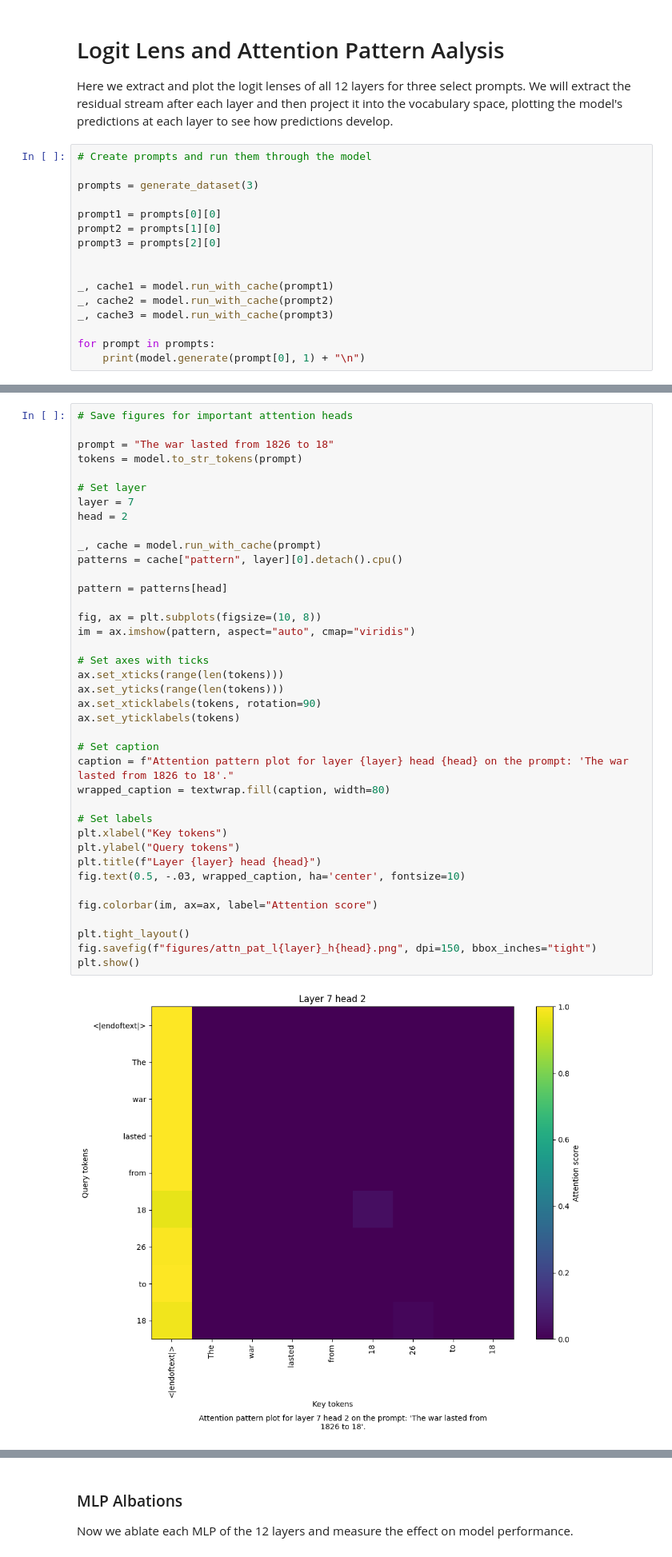
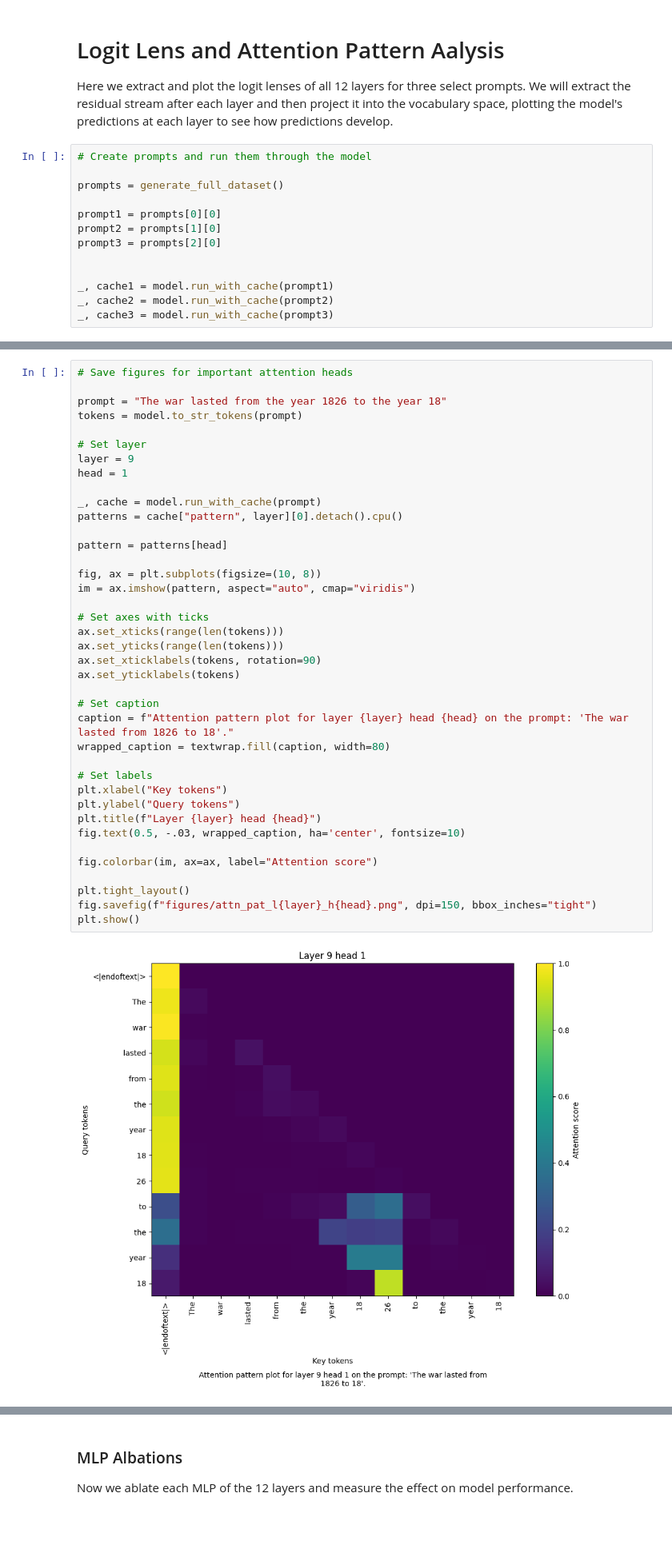
Before and after one commit to benjaminW2025/greater-than-cap, a Jupyter notebook: notebooks/week_one.ipynb, the cells around one changed output, grey strips where cells are left out. Shown at 80% size. Drawn from its saved outputs; the diff is of its cells as text; blank space fills up the shorter version.

```diff
--- a/notebooks/week_one.ipynb
+++ b/notebooks/week_one.ipynb
@@ -72,7 +71,7 @@ Here we extract and plot the logit lenses of all 12 layers for three select prom
 # %%
 # Create prompts and run them through the model
 
-prompts = generate_dataset(3)
+prompts = generate_full_dataset()
 
 prompt1 = prompts[0][0]
 prompt2 = prompts[1][0]
@@ -82,6 +81,3 @@ prompt3 = prompts[2][0]
 _, cache1 = model.run_with_cache(prompt1)
 _, cache2 = model.run_with_cache(prompt2)
 _, cache3 = model.run_with_cache(prompt3)
-
-for prompt in prompts:
-    print(model.generate(prompt[0], 1) + "\n")
@@ -145,44 +137,44 @@ for layer in range(model.cfg.n_layers):
 # %%
 # Save figures for important attention heads
 
-prompt = "The war lasted from 1826 to 18"
+prompt = "The war lasted from the year 1826 to the year 18"
 tokens = model.to_str_tokens(prompt)
 
 # Set layer
-layer = 7
-head = 2
+layer = 9
+head = 1
 
 _, cache = model.run_with_cache(prompt)
 patterns = cache["pattern", layer][0].detach().cpu()
 
 pattern = patterns[head]
 
 fig, ax = plt.subplots(figsize=(10, 8))
 im = ax.imshow(pattern, aspect="auto", cmap="viridis")
 
 # Set axes with ticks
 ax.set_xticks(range(len(tokens)))
 ax.set_yticks(range(len(tokens)))
 ax.set_xticklabels(tokens, rotation=90)
 ax.set_yticklabels(tokens)
 
 # Set caption
 caption = f"Attention pattern plot for layer {layer} head {head} on the prompt: 'The war lasted from 1826 to 18'."
 wrapped_caption = textwrap.fill(caption, width=80)
 
 # Set labels
 plt.xlabel("Key tokens")
 plt.ylabel("Query tokens")
 plt.title(f"Layer {layer} head {head}")
 fig.text(0.5, -.03, wrapped_caption, ha='center', fontsize=10)
 
 fig.colorbar(im, ax=ax, label="Attention score")
 
 plt.tight_layout()
 fig.savefig(f"figures/attn_pat_l{layer}_h{head}.png", dpi=150, bbox_inches="tight")
 plt.show()
 # %% [output]
-[figure, old version]
+[figure, new version]
 # %%
 # Extract the IDs of all of the numbers 01 to 99
 candidate_labels = []
```
Also changed, not shown: parts of 10 cells of this notebook, 1 other file.
